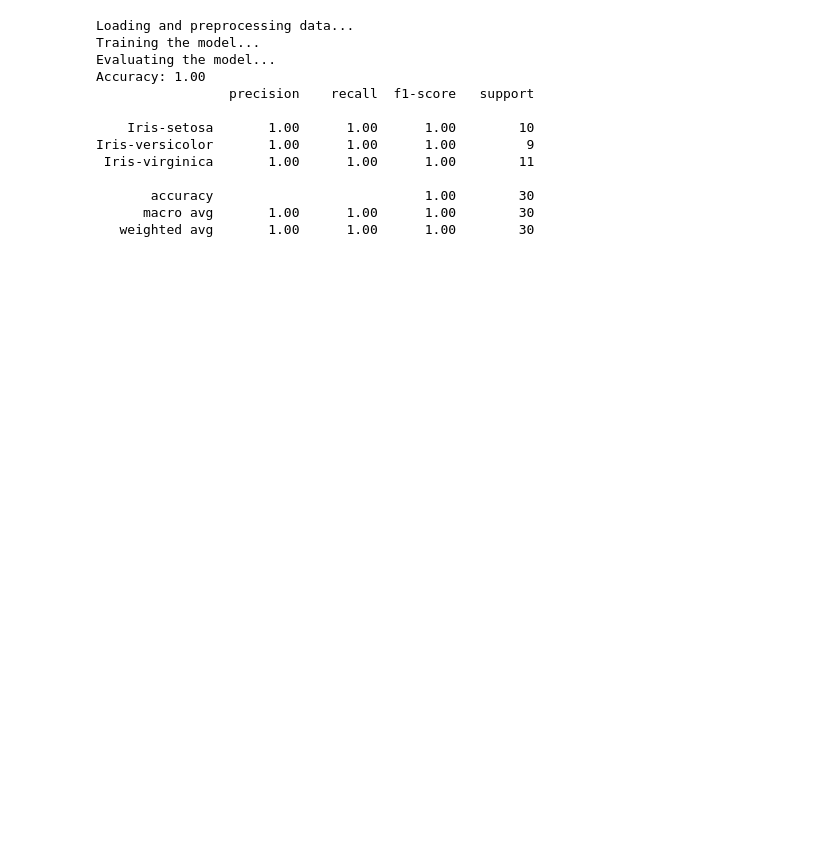
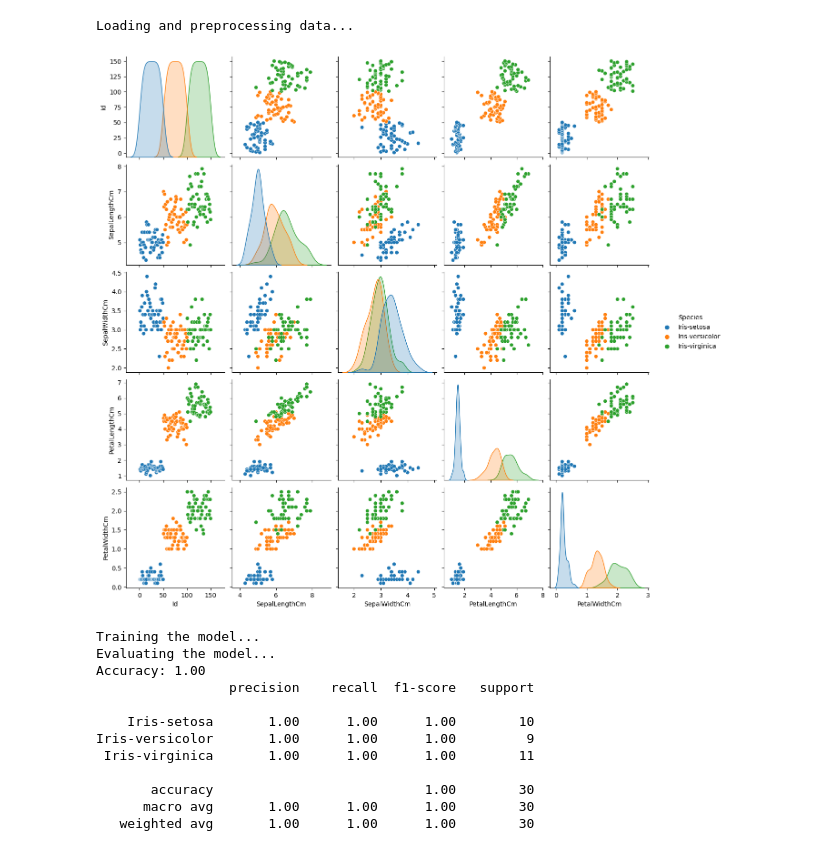
Before and after one commit to zahraa-ahmed-cyber/OIBSIP_Task1, a Jupyter notebook: OIBSIP_Task1.ipynb, the cells around one changed output. Cells and saved outputs as stored; diff of their text form; code cells hidden in the pictures; blank space fills up the shorter version.

Commit message:
'OIBSIP_Task1’

```diff
--- a/OIBSIP_Task1.ipynb
+++ b/OIBSIP_Task1.ipynb
@@ -3,20 +3,22 @@
 
 import numpy as np
 import pandas as pd
+import seaborn as sns
+import matplotlib.pyplot as plt
 from sklearn.datasets import load_iris
 from sklearn.model_selection import train_test_split
 from sklearn.preprocessing import StandardScaler
 from sklearn.neighbors import KNeighborsClassifier
-from sklearn.metrics import accuracy_score, classification_report
+from sklearn.metrics import accuracy_score, classification_report, confusion_matrix
+
+# Load the Iris dataset
+file_path = "C:/Users/zahra/Desktop/OIBSIP_Task1/datasets/Iris.csv"
+iris_df = pd.read_csv(file_path)
 
 def load_and_preprocess_data():
-    # Load the Iris dataset
-    iris = pd.read_csv("C:/Users/zahra/Desktop/Oasis/Task1/datasets/Iris.csv")
-
     # Create a DataFrame with the features (X) and target (y)
-    X = iris.drop(columns=['Species'])
-    y = iris['Species']
-
+    X = iris_df.drop(columns=['Species'])
+    y = iris_df['Species']
 
     # Split the dataset into training and testing sets
     X_train, X_test, y_train, y_test = train_test_split(X, y, test_size=0.2, random_state=42)
@@ -26,51 +28,65 @@ def load_and_preprocess_data():
     X_train_scaled = scaler.fit_transform(X_train)
     X_test_scaled = scaler.transform(X_test)
 
-    return X_train_scaled, X_test_scaled, y_train, y_test , y.unique()
+    return X_train_scaled, X_test_scaled, y_train, y_test, y.unique(), X, y
 
 def train_model(X_train, y_train):
     # Create a KNN classifier
     knn = KNeighborsClassifier(n_neighbors=3)
 
     # Train the model using the training data
     knn.fit(X_train, y_train)
 
     return knn
 
-def evaluate_model(model, X_test, y_test , target_names):
+def evaluate_model(model, X_test, y_test, target_names):
     # Make predictions on the test set
     y_pred = model.predict(X_test)
 
     # Evaluate the model
     accuracy = accuracy_score(y_test, y_pred)
     print(f"Accuracy: {accuracy:.2f}")
 
     # Print the classification report for more detailed evaluation
-    print(classification_report(y_test, y_pred, target_names=target_names  ))
+    print(classification_report(y_test, y_pred, target_names=target_names))
+
+    # Create a confusion matrix and visualize it as a heatmap
+    cm = confusion_matrix(y_test, y_pred)
+    plt.figure(figsize=(8, 6))
+    sns.heatmap(cm, annot=True, fmt='d', cmap='Blues', xticklabels=target_names, yticklabels=target_names)
+    plt.xlabel('Predicted Labels')
+    plt.ylabel('True Labels')
+    plt.title('Confusion Matrix')
+    plt.show()
 
 def main():
     print("Loading and preprocessing data...")
-    X_train, X_test, y_train, y_test , target_names = load_and_preprocess_data()
+    X_train, X_test, y_train, y_test, target_names, X, y = load_and_preprocess_data()
+
+    # Visualization: Scatter plots for feature relationships
+    sns.pairplot(iris_df, hue='Species')
+    plt.show()
 
     print("Training the model...")
     model = train_model(X_train, y_train)
 
     print("Evaluating the model...")
-    evaluate_model(model, X_test, y_test , target_names)
+    evaluate_model(model, X_test, y_test, target_names)
 
 if __name__ == "__main__":
     main()
 # %% [output]
 Loading and preprocessing data...
-Training the model...
-Evaluating the model...
-Accuracy: 1.00
-                 precision    recall  f1-score   support
-
-    Iris-setosa       1.00      1.00      1.00        10
-Iris-versicolor       1.00      1.00      1.00         9
- Iris-virginica       1.00      1.00      1.00        11
-
-       accuracy                           1.00        30
-      macro avg       1.00      1.00      1.00        30
-   weighted avg       1.00      1.00      1.00        30
+[figure, added]
+Training the model...
+Evaluating the model...
+Accuracy: 1.00
+                 precision    recall  f1-score   support
+
+    Iris-setosa       1.00      1.00      1.00        10
+Iris-versicolor       1.00      1.00      1.00         9
+ Iris-virginica       1.00      1.00      1.00        11
+
+       accuracy                           1.00        30
+      macro avg       1.00      1.00      1.00        30
+   weighted avg       1.00      1.00      1.00        30
```
Also changed, not shown: parts of 1 cell of this notebook.
